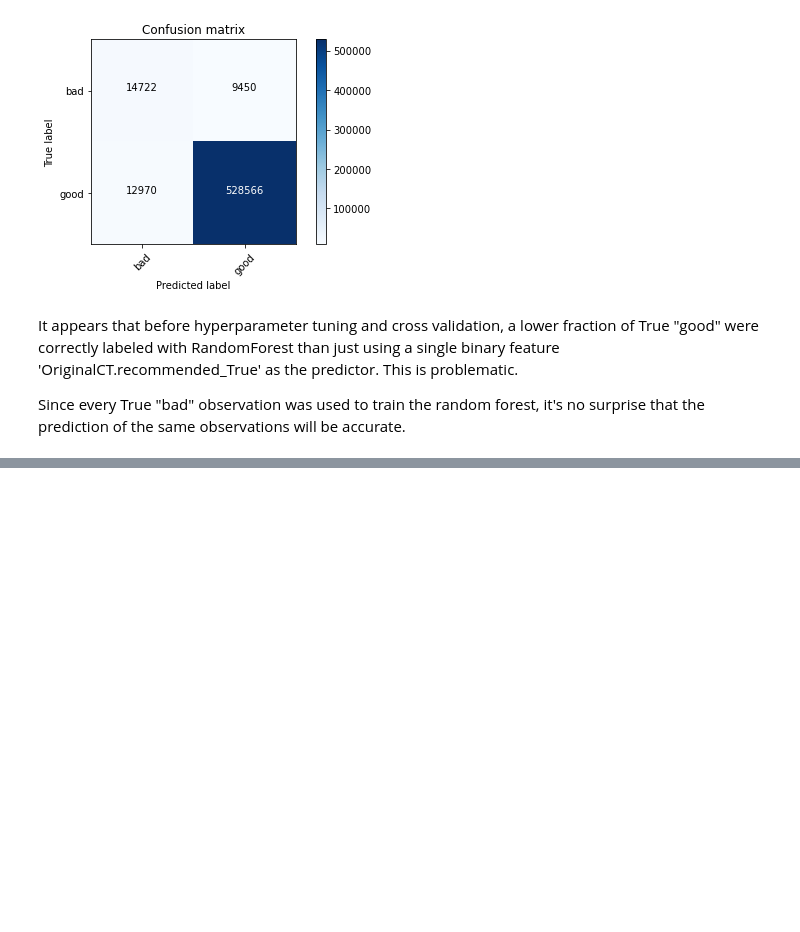
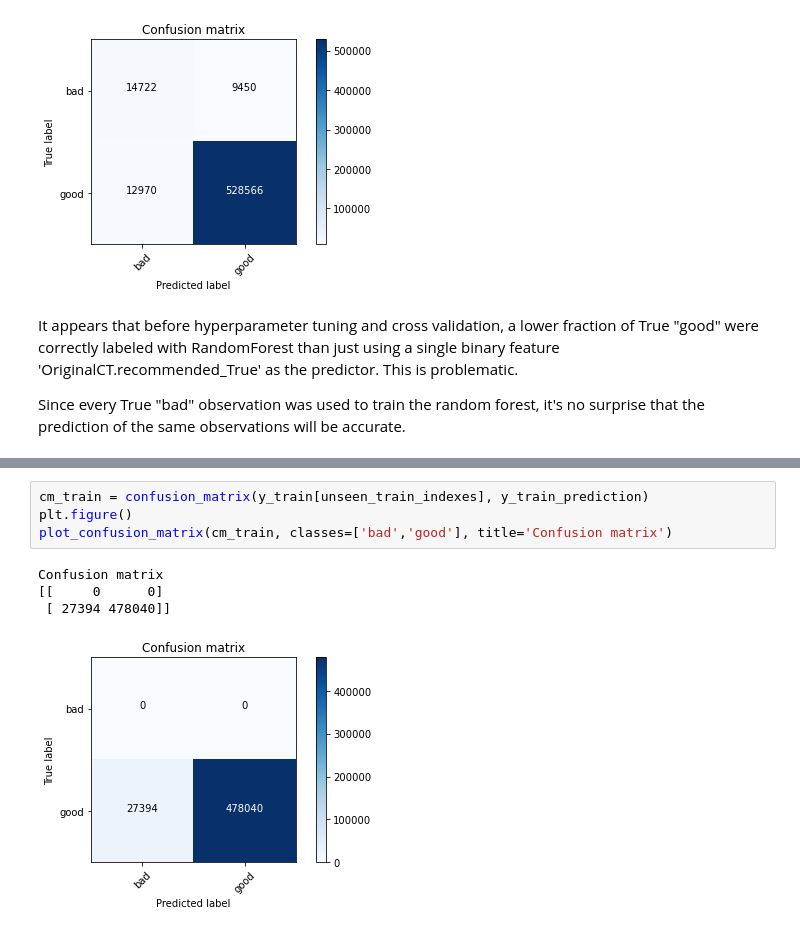
Before and after one commit to cabruck/DataScienceCapstoneTwo, a Jupyter notebook: notebooks/RandomForest.ipynb, the cells around one changed output, grey strips where cells are left out. Drawn from its saved outputs; the diff is of its cells as text; blank space fills up the shorter version.

```diff
--- a/notebooks/RandomForest.ipynb
+++ b/notebooks/RandomForest.ipynb
@@ -332,0 +432,9 @@ Since every True "bad" observation was used to train the random forest, it's no
+# %%
+cm_train = confusion_matrix(y_train[unseen_train_indexes], y_train_prediction)
+plt.figure()
+plot_confusion_matrix(cm_train, classes=['bad','good'], title='Confusion matrix')
+# %% [output]
+Confusion matrix
+[[     0      0]
+ [ 27394 478040]]
+[figure, added]
```
Also changed, not shown: parts of 27 cells of this notebook, 2 other files.
